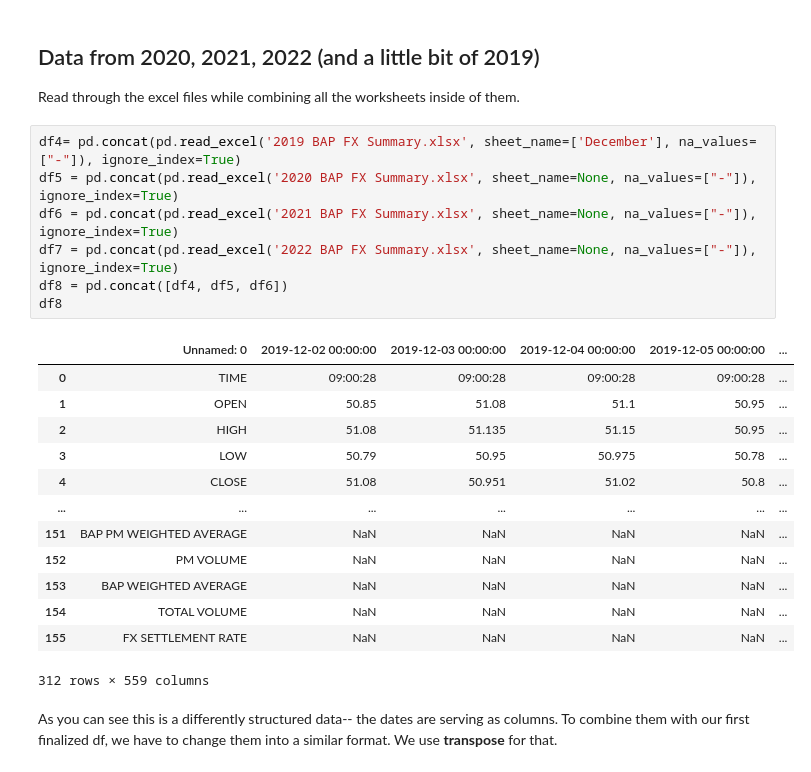
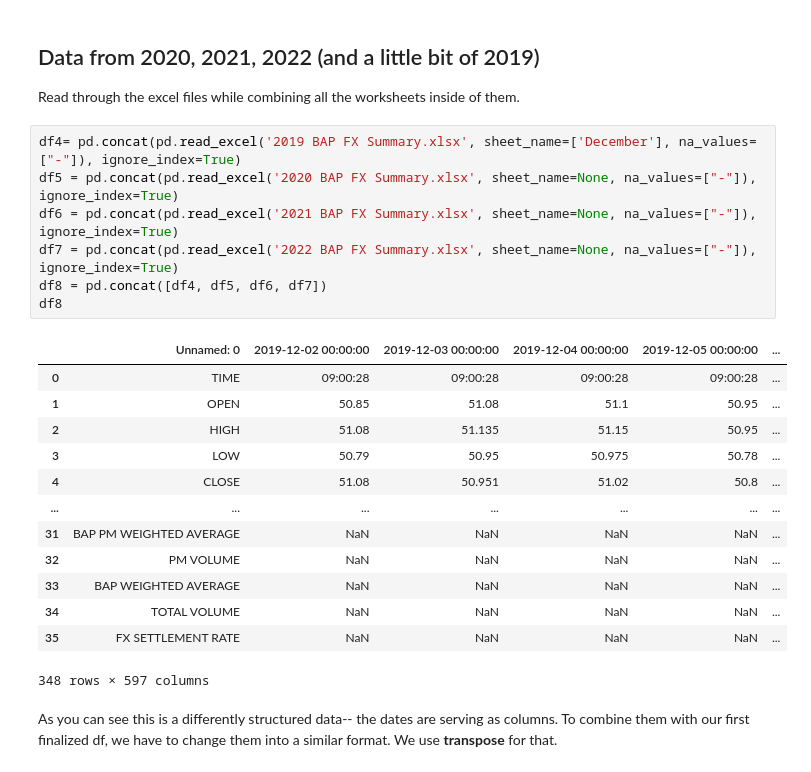
Before and after one commit to pmagtulis/usd-php-forex, a Jupyter notebook: cleaning-forex-ph.ipynb, the cells around one changed output. Drawn from its saved outputs; the diff is of its cells as text.

```diff
--- a/cleaning-forex-ph.ipynb
+++ b/cleaning-forex-ph.ipynb
@@ -122,24 +125,24 @@ Read through the excel files while combining all the worksheets inside of them.
 # %%
 df4= pd.concat(pd.read_excel('2019 BAP FX Summary.xlsx', sheet_name=['December'], na_values=["-"]), ignore_index=True)
 df5 = pd.concat(pd.read_excel('2020 BAP FX Summary.xlsx', sheet_name=None, na_values=["-"]), ignore_index=True)
 df6 = pd.concat(pd.read_excel('2021 BAP FX Summary.xlsx', sheet_name=None, na_values=["-"]), ignore_index=True)
 df7 = pd.concat(pd.read_excel('2022 BAP FX Summary.xlsx', sheet_name=None, na_values=["-"]), ignore_index=True)
-df8 = pd.concat([df4, df5, df6])
+df8 = pd.concat([df4, df5, df6, df7])
 df8
 # %% [output]
 |  | Unnamed: 0 | 2019-12-02 00:00:00 | 2019-12-03 00:00:00 | 2019-12-04 00:00:00 | 2019-12-05 00:00:00 | ... |
 | 0 | TIME | 09:00:28 | 09:00:28 | 09:00:28 | 09:00:28 | ... |
 | 1 | OPEN | 50.85 | 51.08 | 51.1 | 50.95 | ... |
 | 2 | HIGH | 51.08 | 51.135 | 51.15 | 50.95 | ... |
 | 3 | LOW | 50.79 | 50.95 | 50.975 | 50.78 | ... |
 | 4 | CLOSE | 51.08 | 50.951 | 51.02 | 50.8 | ... |
 | ... | ... | ... | ... | ... | ... | ... |
-| 151 | BAP PM WEIGHTED AVERAGE | NaN | NaN | NaN | NaN | ... |
-| 152 | PM VOLUME | NaN | NaN | NaN | NaN | ... |
-| 153 | BAP WEIGHTED AVERAGE | NaN | NaN | NaN | NaN | ... |
-| 154 | TOTAL VOLUME | NaN | NaN | NaN | NaN | ... |
-| 155 | FX SETTLEMENT RATE | NaN | NaN | NaN | NaN | ... |
+| 31 | BAP PM WEIGHTED AVERAGE | NaN | NaN | NaN | NaN | ... |
+| 32 | PM VOLUME | NaN | NaN | NaN | NaN | ... |
+| 33 | BAP WEIGHTED AVERAGE | NaN | NaN | NaN | NaN | ... |
+| 34 | TOTAL VOLUME | NaN | NaN | NaN | NaN | ... |
+| 35 | FX SETTLEMENT RATE | NaN | NaN | NaN | NaN | ... |
-312 rows × 559 columns
+348 rows × 597 columns
 # %% [markdown]
 As you can see this is a differently structured data-- the dates are serving as columns. To combine them with our first finalized df, we have to change them into a similar format. We use **transpose** for that.
 # %%
```
Also changed, not shown: parts of 26 cells of this notebook.
